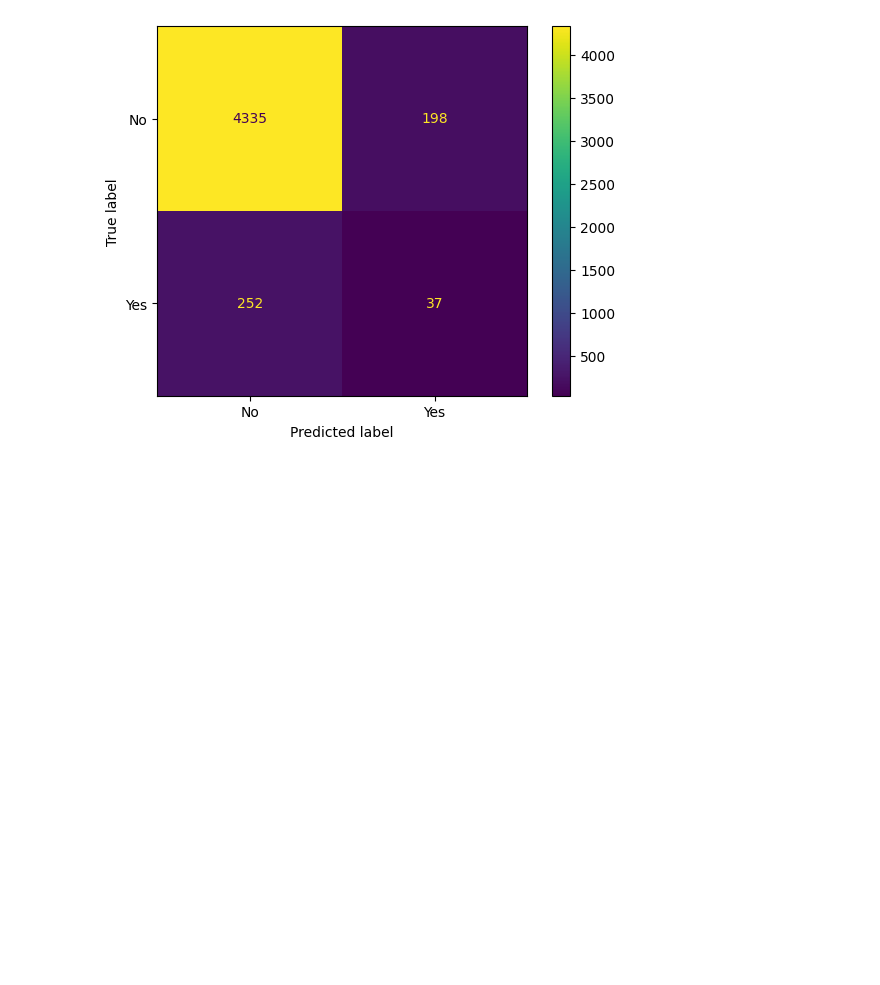
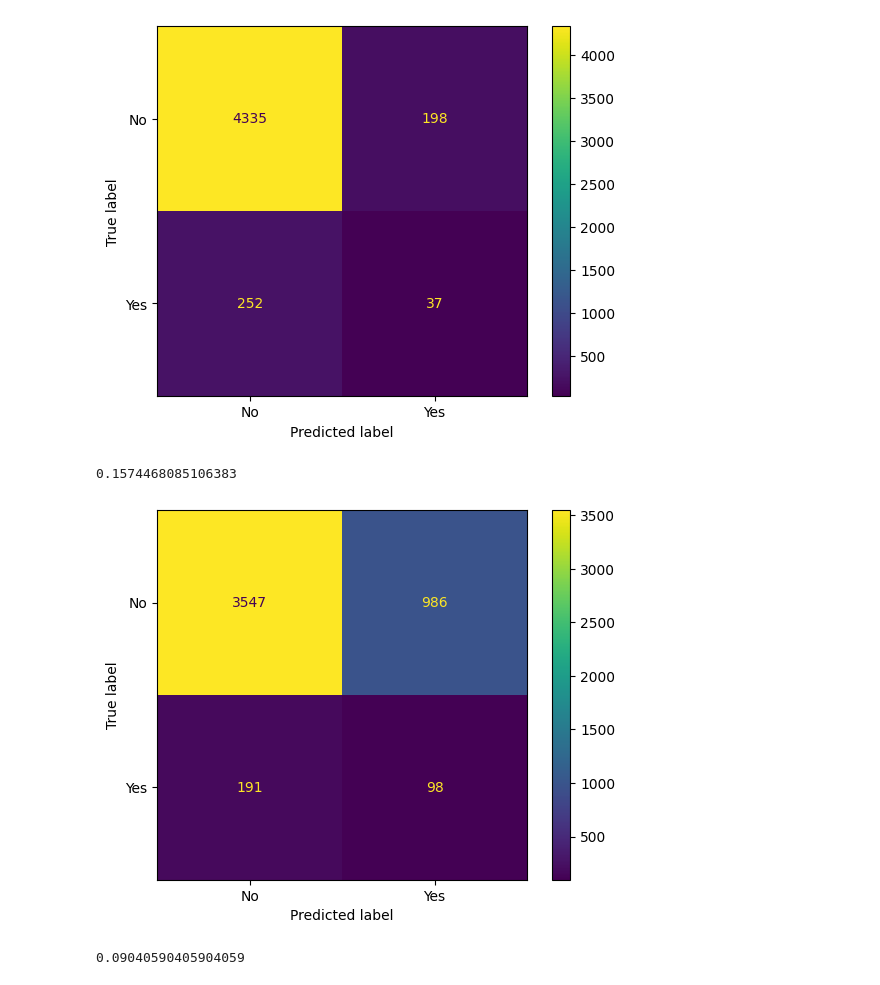
Before and after one commit to Mitfort/StatisticalLearning, a Jupyter notebook: Lab8/exercises.ipynb, the cells around one changed output. Saved outputs shown, nothing was run; the diff lists cells and outputs as text; code cells hidden in the pictures; blank space fills up the shorter version.

```diff
--- a/Lab8/exercises.ipynb
+++ b/Lab8/exercises.ipynb
@@ -229,3 +229,32 @@ plt.show()
 TN, FP, FN, TP = cm.ravel()
 
 buyers = TP / (TP + FP)
+buyers
+# %% [output]
+0.1574468085106383
+# %%
+from sklearn.neighbors import KNeighborsClassifier
+
+knn = KNeighborsClassifier(n_neighbors=4)
+knn.fit(X_train,y_train)
+
+probs = knn.predict_proba(X_test)[:,1]
+preds = np.where(probs > threshold, "Yes", "No")
+
+cm = confusion_matrix(y_test,preds,labels=["No","Yes"])
+
+disp = ConfusionMatrixDisplay(
+    confusion_matrix=cm,
+    display_labels=["No","Yes"]
+)
+
+disp.plot()
+plt.show()
+# %% [output]
+[figure, added]
+# %%
+TN, FP, FN, TP = cm.ravel()
+buyers = TP / (TP + FP)
+buyers
+# %% [output]
+0.09040590405904059
```
Also changed, not shown: parts of 2 cells of this notebook.
